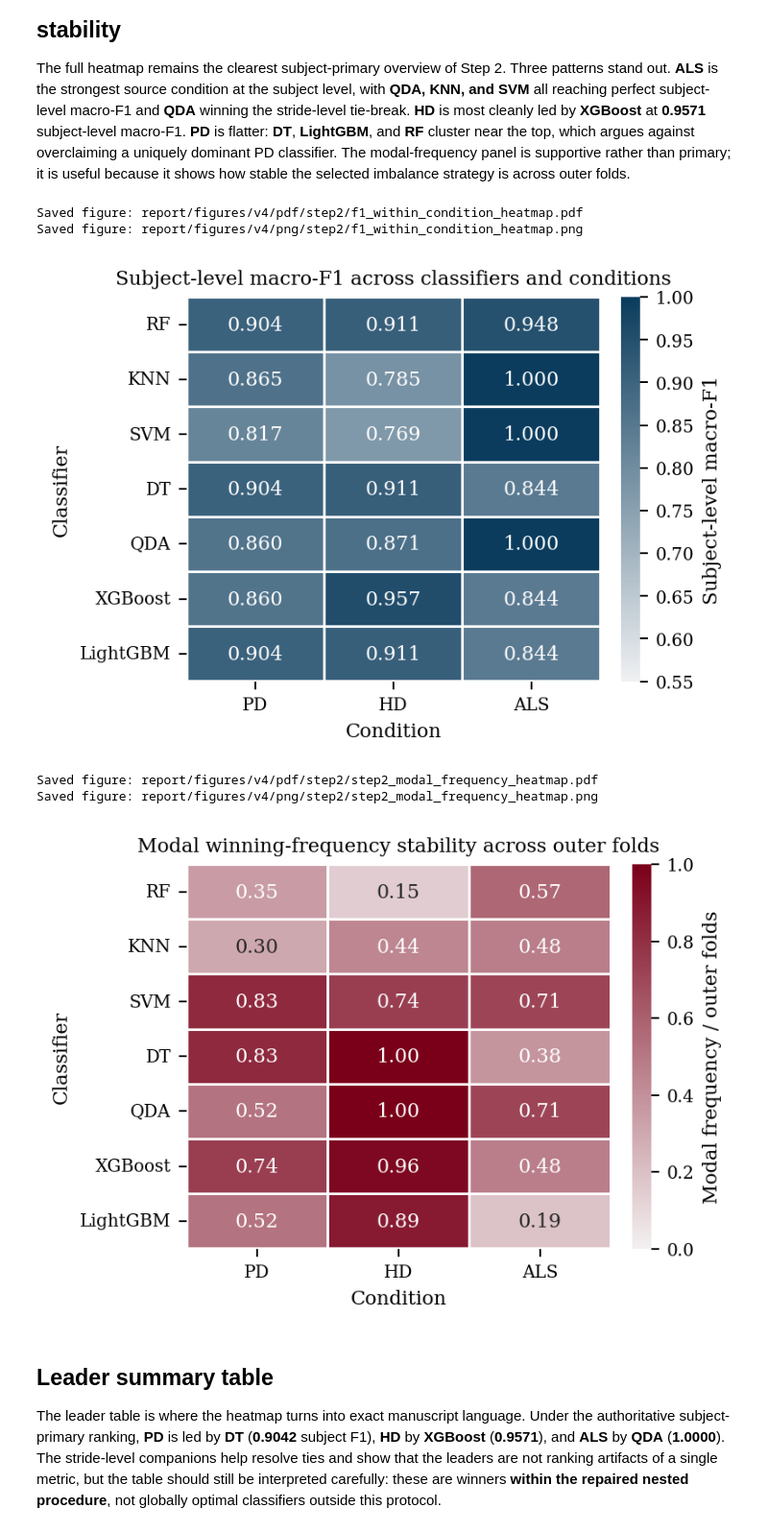
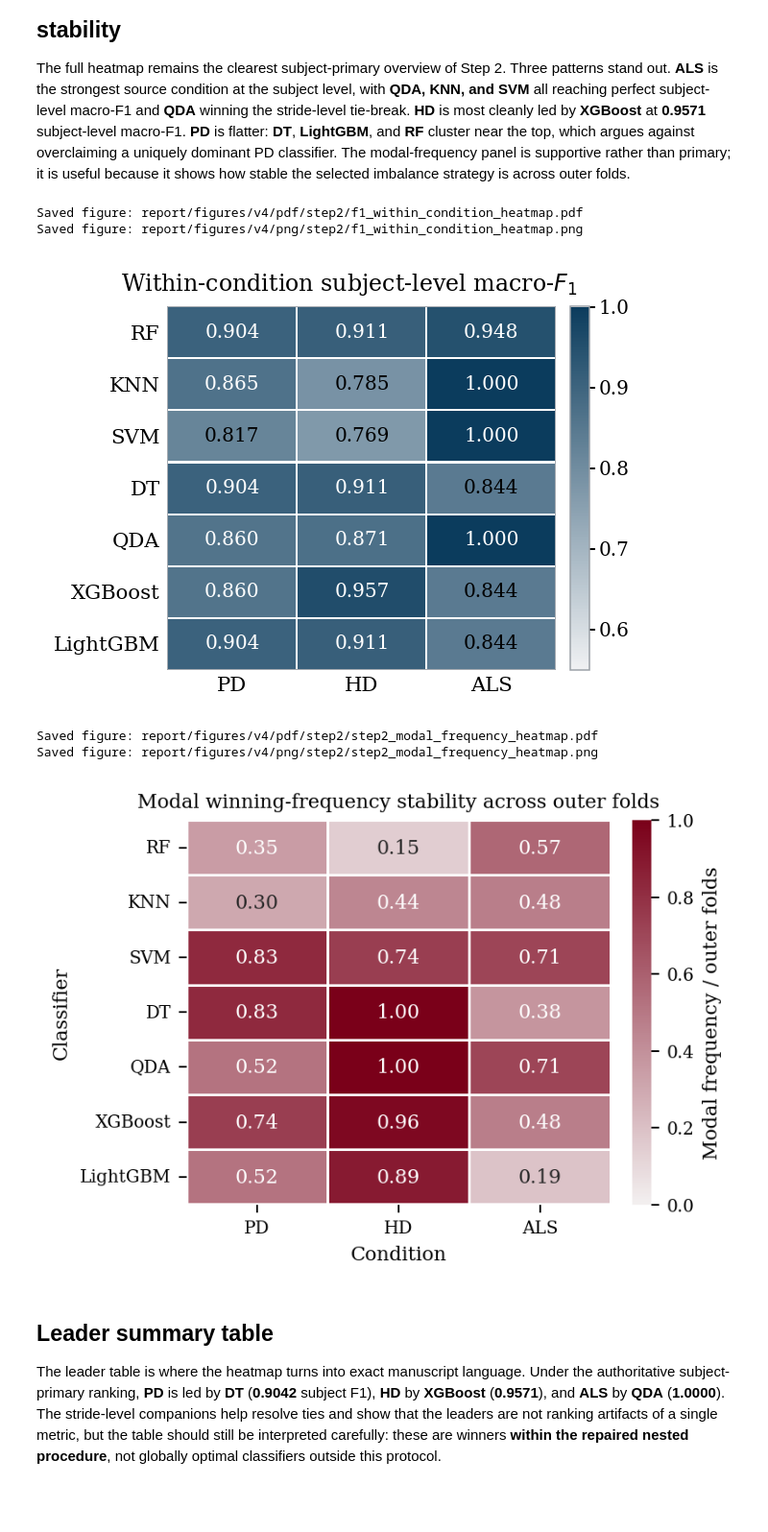
Before and after one commit to Sys-Omertosa/gait-transfer-ndd, a Jupyter notebook: notebooks/02_within_condition.ipynb, the cells around one changed output. Shown at 96% size. Saved outputs shown, nothing was run; the diff lists cells and outputs as text; code cells hidden in the pictures; blank space fills up the shorter version.

Commit message:
figures: refresh within-condition visualizations

```diff
--- a/notebooks/02_within_condition.ipynb
+++ b/notebooks/02_within_condition.ipynb
@@ -150,6 +150,10 @@ Saved table: report/tables/v4/step2_modal_params_v4.csv
 
 The full heatmap remains the clearest subject-primary overview of Step 2. Three patterns stand out. **ALS** is the strongest source condition at the subject level, with **QDA, KNN, and SVM** all reaching perfect subject-level macro-F1 and **QDA** winning the stride-level tie-break. **HD** is most cleanly led by **XGBoost** at **0.9571** subject-level macro-F1. **PD** is flatter: **DT**, **LightGBM**, and **RF** cluster near the top, which argues against overclaiming a uniquely dominant PD classifier. The modal-frequency panel is supportive rather than primary; it is useful because it shows how stable the selected imbalance strategy is across outer folds.
 # %%
+from matplotlib.colors import Normalize
+
+from src.figstyle import draw_heatmap
+
 subject_values = np.array([
     [within_results[cond]['classifiers'][clf]['subject_primary_f1_macro'] for cond in COND_ORDER]
     for clf in CLF_ORDER
@@ -159,50 +163,84 @@ freq_values = np.array([
     for clf in CLF_ORDER
 ])
 
 subject_df = pd.DataFrame(subject_values, index=[CLF_LABEL[c] for c in CLF_ORDER], columns=[COND_LABEL[c] for c in COND_ORDER])
 freq_df = pd.DataFrame(freq_values, index=[CLF_LABEL[c] for c in CLF_ORDER], columns=[COND_LABEL[c] for c in COND_ORDER])
 
-fig, ax = plt.subplots(figsize=(IEEE_ONE_COL * 1.25, 3.1), constrained_layout=True)
-sns.heatmap(
-    subject_df,
-    cmap=sns.light_palette('#0B3C5D', as_cmap=True),
-    vmin=0.55,
-    vmax=1.0,
-    annot=True,
-    fmt='.3f',
-    linewidths=0.5,
-    linecolor='white',
-    cbar_kws={'label': 'Subject-level macro-F1'},
-    ax=ax,
-)
-ax.set_title('Subject-level macro-F1 across classifiers and conditions')
-ax.set_xlabel('Condition')
-ax.set_ylabel('Classifier')
+# ── Manuscript figure: within-condition leader heatmap ───────────────────────
+# Authored at the printed single-column width so the type size in the source is
+# the type size on the page. Row and column names carry their own meaning, so no
+# axis labels are drawn and the space goes to the cells instead.
+FIG_W = IEEE_ONE_COL
+LEFT_MARGIN, CBAR_GAP, CBAR_W, CBAR_TICK_W, RIGHT_PAD = 0.70, 0.08, 0.11, 0.30, 0.06
+PLOT_W = FIG_W - LEFT_MARGIN - CBAR_GAP - CBAR_W - CBAR_TICK_W - RIGHT_PAD
+ROW_H = 0.30
+PLOT_H = ROW_H * len(CLF_ORDER)
+TOP_MARGIN, TITLE_H, XTICK_H, BOTTOM_MARGIN = 0.06, 0.26, 0.22, 0.06
+FIG_H = TOP_MARGIN + TITLE_H + PLOT_H + XTICK_H + BOTTOM_MARGIN
+
+F1_CMAP = sns.light_palette('#0B3C5D', as_cmap=True)
+# The floor is 0.55 rather than 0, so the colour bar is kept to show that a pale
+# cell still marks a competent classifier rather than a near-chance one.
+F1_NORM = Normalize(vmin=0.55, vmax=1.0)
+
+fig = plt.figure(figsize=(FIG_W, FIG_H))
+ax = fig.add_axes((
+    LEFT_MARGIN / FIG_W,
+    (BOTTOM_MARGIN + XTICK_H) / FIG_H,
+    PLOT_W / FIG_W,
+    PLOT_H / FIG_H,
+))
+annotations = draw_heatmap(ax, subject_df.to_numpy(), cmap=F1_CMAP, norm=F1_NORM,
+                           fmt='{:.3f}', annot_size=8.0)
+ax.set_xticks(np.arange(len(COND_ORDER)) + 0.5)
+ax.set_xticklabels([COND_LABEL[c] for c in COND_ORDER], fontsize=8.5)
+ax.set_yticks(np.arange(len(CLF_ORDER)) + 0.5)
+ax.set_yticklabels([CLF_LABEL[c] for c in CLF_ORDER], fontsize=8.5)
+ax.tick_params(length=0, pad=3)
+
+cax = fig.add_axes((
+    (LEFT_MARGIN + PLOT_W + CBAR_GAP) / FIG_W,
+    (BOTTOM_MARGIN + XTICK_H) / FIG_H,
+    CBAR_W / FIG_W,
+    PLOT_H / FIG_H,
+))
+cbar = fig.colorbar(plt.cm.ScalarMappable(cmap=F1_CMAP, norm=F1_NORM), cax=cax)
+cbar.set_ticks([0.6, 0.7, 0.8, 0.9, 1.0])
+cbar.ax.tick_params(labelsize=8, length=2.5, pad=1.5)
+cbar.outline.set_linewidth(0.6)
+cbar.outline.set_edgecolor('#9AA0A6')
+
+fig.text(0.5, (FIG_H - TOP_MARGIN - TITLE_H / 2) / FIG_H,
+         'Within-condition subject-level macro-$F_1$',
+         ha='center', va='center', fontsize=9.5)
+
 savefig_stem(fig, 'f1_within_condition_heatmap')
+PAPER_FIG, PAPER_TEXTS, PAPER_CELL_IN = fig, annotations, (PLOT_W / len(COND_ORDER), ROW_H)
+PAPER_STEM = 'f1_within_condition_heatmap'
 plt.show()
 
 fig, ax = plt.subplots(figsize=(IEEE_ONE_COL * 1.25, 3.1), constrained_layout=True)
 sns.heatmap(
     freq_df,
     cmap=sns.light_palette('#7A0019', as_cmap=True),
     vmin=0.0,
     vmax=1.0,
     annot=True,
     fmt='.2f',
     linewidths=0.5,
     linecolor='white',
     cbar_kws={'label': 'Modal frequency / outer folds'},
     ax=ax,
 )
 ax.set_title('Modal winning-frequency stability across outer folds')
 ax.set_xlabel('Condition')
 ax.set_ylabel('Classifier')
 savefig_stem(fig, 'step2_modal_frequency_heatmap')
 plt.show()
 # %% [output]
 Saved figure: report/figures/v4/pdf/step2/f1_within_condition_heatmap.pdf
 Saved figure: report/figures/v4/png/step2/f1_within_condition_heatmap.png
-[figure, old version]
+[figure, new version]
 Saved figure: report/figures/v4/pdf/step2/step2_modal_frequency_heatmap.pdf
 Saved figure: report/figures/v4/png/step2/step2_modal_frequency_heatmap.png
 [figure]
```
Also changed, not shown: 3 other files.
